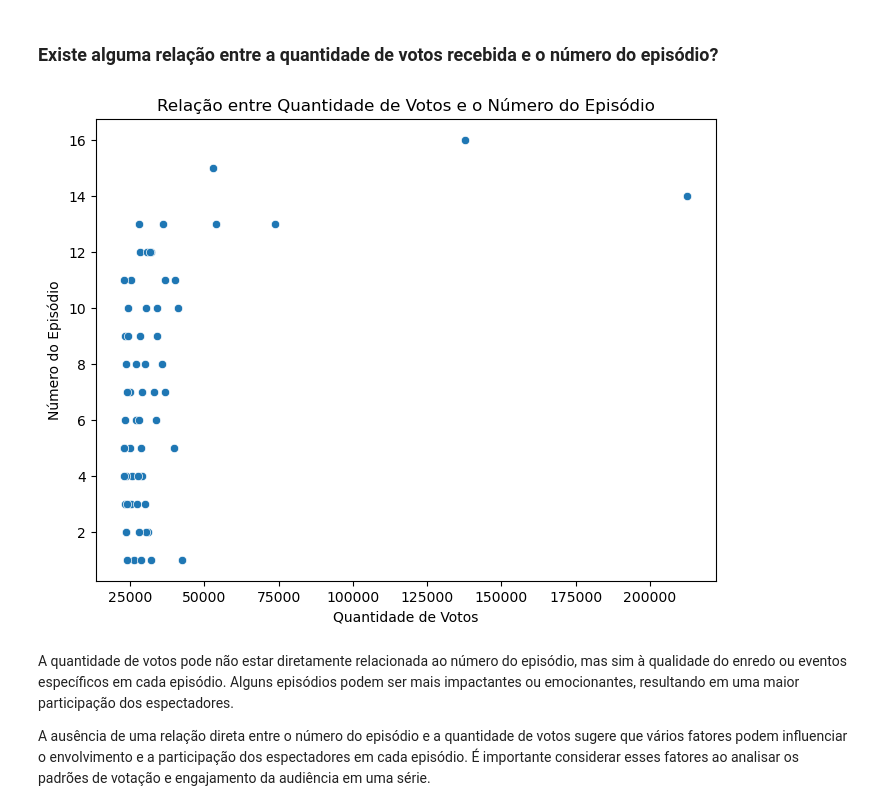
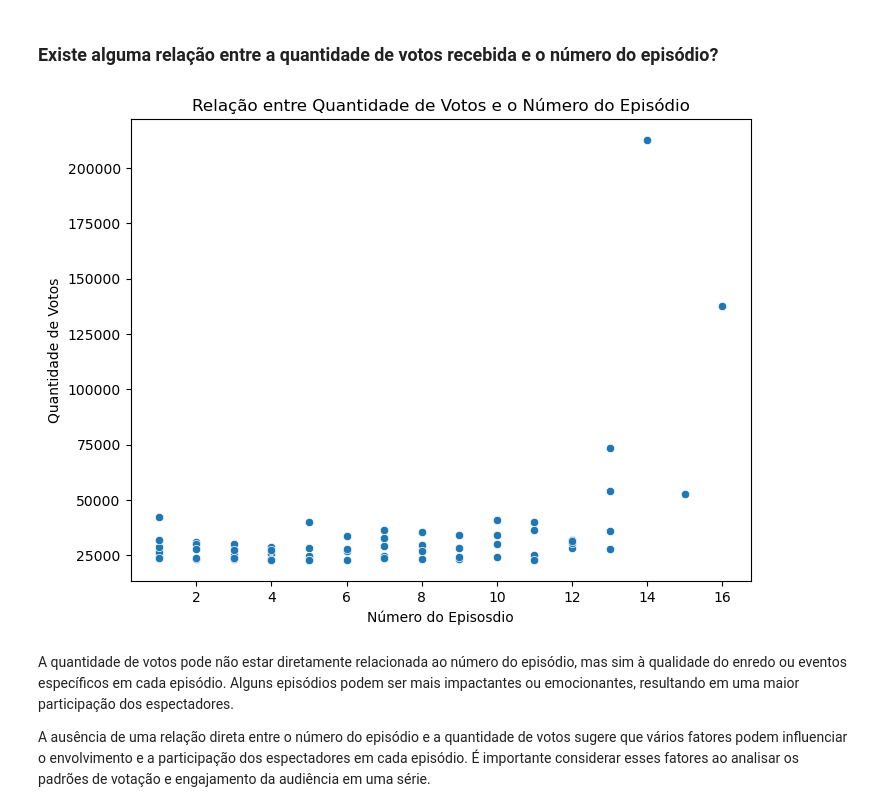
Before and after one commit to mauriciorcs/Relat-rio_de_Analise_de_Series, a Jupyter notebook: relatorio_serie_breaking_bad.ipynb, the cells around one changed output. Saved outputs shown, nothing was run; the diff lists cells and outputs as text; code cells hidden in the pictures.

```diff
--- a/relatorio_serie_breaking_bad.ipynb
+++ b/relatorio_serie_breaking_bad.ipynb
@@ -339,13 +425,13 @@ A concentração dos pontos mais à esquerda do gráfico sugere que há uma quan
 ### Existe alguma relação entre a quantidade de votos recebida e o número do episódio?
 # %%
 plt.figure(figsize=(8, 6))
-sns.scatterplot(data=episodios, x='num_votos', y='num_episodio')
+sns.scatterplot(data=episodios, x='num_episodio', y='num_votos')
 plt.title('Relação entre Quantidade de Votos e o Número do Episódio')
-plt.xlabel('Quantidade de Votos')
-plt.ylabel('Número do Episódio')
+plt.xlabel('Número do Episosdio')
+plt.ylabel('Quantidade de Votos')
 plt.show()
 # %% [output]
-[figure, old version]
+[figure, new version]
 # %% [markdown]
 A quantidade de votos pode não estar diretamente relacionada ao número do episódio, mas sim à qualidade do enredo ou eventos específicos em cada episódio. Alguns episódios podem ser mais impactantes ou emocionantes, resultando em uma maior participação dos espectadores.
 
```
Also changed, not shown: parts of 13 cells of this notebook.
